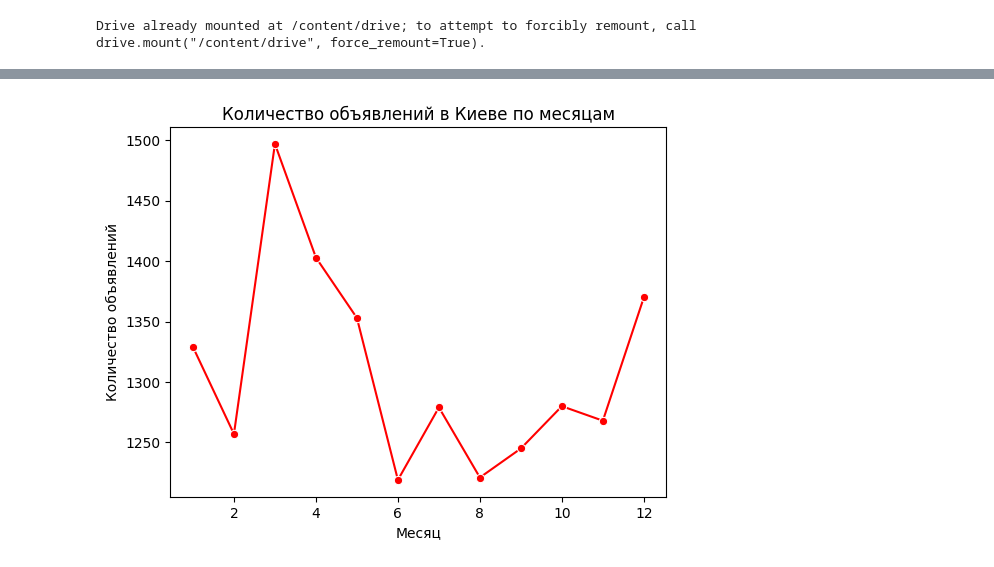
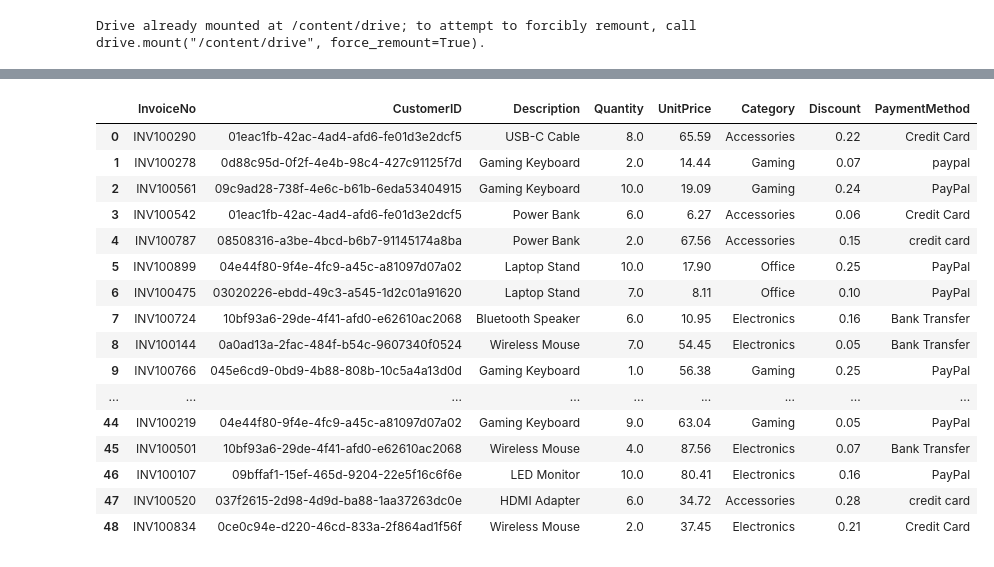
Before and after one commit to aikokass82-design/home-tasks-, a Jupyter notebook: Lesson_13.ipynb, the cells around one changed output, grey strips where cells are left out. Cells and saved outputs as stored; diff of their text form; code cells hidden in the pictures.

```diff
--- a/Lesson_13.ipynb
+++ b/Lesson_13.ipynb
@@ -54,13 +31,21 @@ plt.show()
-# %%
-apt_info["first_day_exposition"] = pd.to_datetime(apt_info["first_day_exposition"], errors="coerce")
-apt_info["month"]=apt_info["first_day_exposition"].dt.month
-kyiv_data = apt_info[apt_info["locality_name"] == "Kyiv"]
-monthly_counts = kyiv_data.groupby("month").size().reset_index(name="count")
-sns.lineplot(data=monthly_counts, x="month", y = "count", marker="o", color="red")
-plt.xlabel("Месяц")
-plt.ylabel("Количество объявлений")
-plt.title("Количество объявлений в Киеве по месяцам")
-
-plt.show()
-# %% [output]
-[figure, removed]
+# %%
+part_1 = pd.read_csv("/content/drive/MyDrive/Colab Notebooks/orders_part_1.csv")
+part_1
+# %% [output]
+|  | InvoiceNo | CustomerID | Description | Quantity | UnitPrice | Category | Discount | PaymentMethod |
+| 0 | INV100290 | 01eac1fb-42ac-4ad4-afd6-fe01d3e2dcf5 | USB-C Cable | 8.0 | 65.59 | Accessories | 0.22 | Credit Card |
+| 1 | INV100278 | 0d88c95d-0f2f-4e4b-98c4-427c91125f7d | Gaming Keyboard | 2.0 | 14.44 | Gaming | 0.07 | paypal |
+| 2 | INV100561 | 09c9ad28-738f-4e6c-b61b-6eda53404915 | Gaming Keyboard | 10.0 | 19.09 | Gaming | 0.24 | PayPal |
+| 3 | INV100542 | 01eac1fb-42ac-4ad4-afd6-fe01d3e2dcf5 | Power Bank | 6.0 | 6.27 | Accessories | 0.06 | Credit Card |
+| 4 | INV100787 | 08508316-a3be-4bcd-b6b7-91145174a8ba | Power Bank | 2.0 | 67.56 | Accessories | 0.15 | credit card |
+| 5 | INV100899 | 04e44f80-9f4e-4fc9-a45c-a81097d07a02 | Laptop Stand | 10.0 | 17.90 | Office | 0.25 | PayPal |
+| 6 | INV100475 | 03020226-ebdd-49c3-a545-1d2c01a91620 | Laptop Stand | 7.0 | 8.11 | Office | 0.10 | PayPal |
+| 7 | INV100724 | 10bf93a6-29de-4f41-afd0-e62610ac2068 | Bluetooth Speaker | 6.0 | 10.95 | Electronics | 0.16 | Bank Transfer |
+| 8 | INV100144 | 0a0ad13a-2fac-484f-b54c-9607340f0524 | Wireless Mouse | 7.0 | 54.45 | Electronics | 0.05 | Bank Transfer |
+| 9 | INV100766 | 045e6cd9-0bd9-4b88-808b-10c5a4a13d0d | Gaming Keyboard | 1.0 | 56.38 | Gaming | 0.25 | PayPal |
+| ... | ... | ... | ... | ... | ... | ... | ... | ... |
+| 44 | INV100219 | 04e44f80-9f4e-4fc9-a45c-a81097d07a02 | Gaming Keyboard | 9.0 | 63.04 | Gaming | 0.05 | PayPal |
+| 45 | INV100501 | 10bf93a6-29de-4f41-afd0-e62610ac2068 | Wireless Mouse | 4.0 | 87.56 | Electronics | 0.07 | Bank Transfer |
+| 46 | INV100107 | 09bffaf1-15ef-465d-9204-22e5f16c6f6e | LED Monitor | 10.0 | 80.41 | Electronics | 0.16 | PayPal |
+| 47 | INV100520 | 037f2615-2d98-4d9d-ba88-1aa37263dc0e | HDMI Adapter | 6.0 | 34.72 | Accessories | 0.28 | credit card |
+| 48 | INV100834 | 0ce0c94e-d220-46cd-833a-2f864ad1f56f | Wireless Mouse | 2.0 | 37.45 | Electronics | 0.21 | Credit Card |
```
Also changed, not shown: parts of 9 cells of this notebook.
